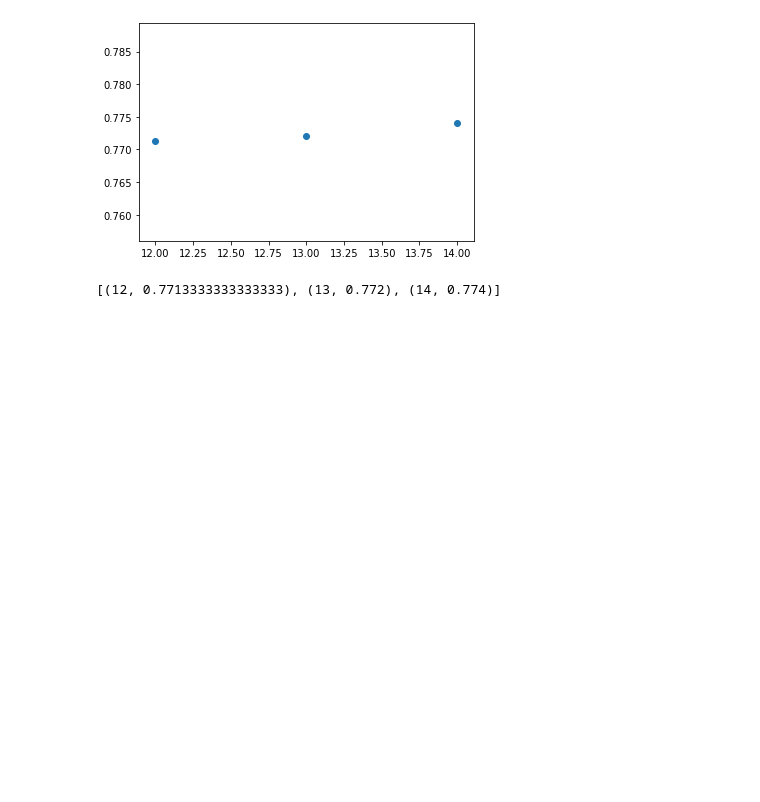
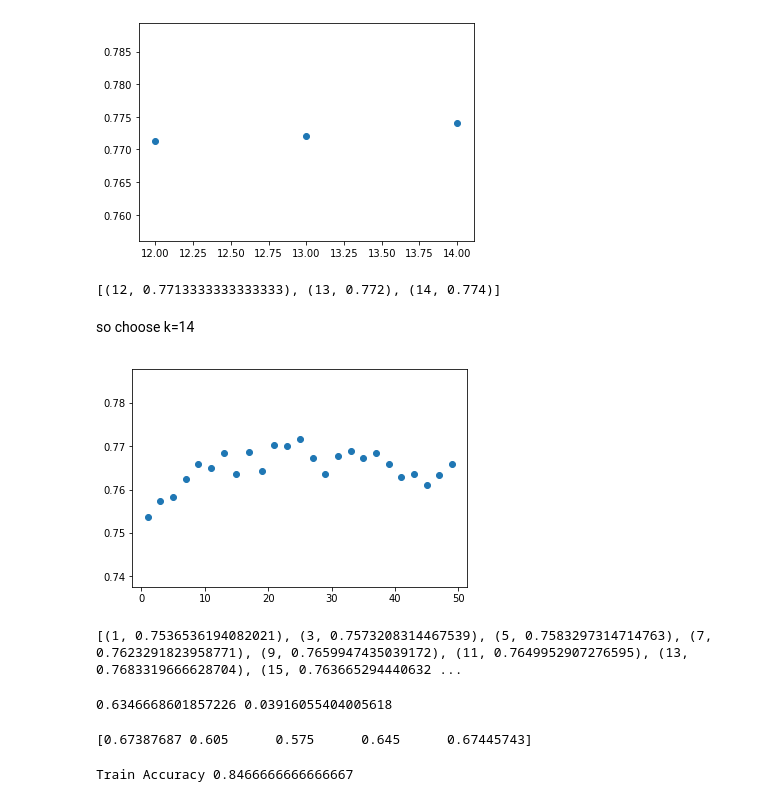
Before and after one commit to GStravinsky/Binary-classifiers, a Jupyter notebook: Assignment_1.ipynb, the cells around one changed output. Drawn from its saved outputs; the diff is of its cells as text; code cells hidden in the pictures; blank space fills up the shorter version.

Commit message:
Added perceptron and LInear Support Vector Machine

```diff
--- a/Assignment_1.ipynb
+++ b/Assignment_1.ipynb
@@ -260,7 +342,7 @@ cv_std_mid = []
 
 for k in neighbors:
     knn = KNeighborsClassifier(n_neighbors=k)
-    scores = cross_val_score(knn, Xscale, Ytrain, cv=skf, scoring='accuracy')
+    scores = cross_val_score(knn, Xtrain, Ytrain, cv=skf, scoring='accuracy')
     cv_scores_mid.append((k,scores.mean()))
     cv_std_mid.append((k,scores.std()))
 # %%
@@ -275,0 +356,23 @@ so choose k=14
+# %% [markdown]
+so choose k=14
+# %%
+# creating odd list of K for KNN
+neighbors = list(range(1, 50, 2))
+
+# empty list that will hold cv scores
+cv_scores_def = []
+cv_std_def = []
+
+for k in neighbors:
+    knn = KNeighborsClassifier(n_neighbors=k)
+    scores = cross_val_score(knn, Xtrain, Ytrain, cv=skf, scoring='accuracy')
+    cv_scores_def.append((k,scores.mean()))
+    cv_std_def.append((k,scores.std()))
+# %%
+zip(*cv_scores_def)
+plt.scatter(*zip(*cv_scores_def))
+plt.show()
+print(cv_scores_def)
+# %% [output]
+[figure, added]
+[(1, 0.7536536194082021), (3, 0.7573208314467539), (5, 0.7583297314714763), (7, 0.7623291823958771), (9, 0.7659947435039172), (11, 0.7649952907276595), (13, 0.7683319666628704), (15, 0.763665294440632 ...
@@ -275,0 +398,30 @@ so choose k=14
+# %%
+# Perceptron
+
+from sklearn.model_selection import cross_val_score
+from sklearn.linear_model import Perceptron
+
+perceptron = Perceptron(random_state = 0)
+
+# IF y if binary or multiclass, Statified is used once cv=n is specified
+perceptron_scores = cross_val_score(perceptron, Xscale, Ytrain, cv=5)
+print(perceptron_scores.mean(), perceptron_scores.std())
+# %% [output]
+0.6346668601857226 0.03916055404005618
+# %%
+print(perceptron_scores)
+# %% [output]
+[0.67387687 0.605      0.575      0.645      0.67445743]
+# %%
+from sklearn.svm import SVC
+
+LSVM = SVC(C = 1.0, class_weight = 'balanced', kernel = 'linear')
+
+#scores = cross_val_score(LSVM, Xtrain, Ytrain, cv=5)
+#print(scores)
+
+#Zp = LSVM.decision_function(Xtrain)
+
+print( "Train Accuracy", np.mean(Ypredict==Ytrain))
+# %% [output]
+Train Accuracy 0.8466666666666667
```
Also changed, not shown: parts of 12 cells of this notebook.
